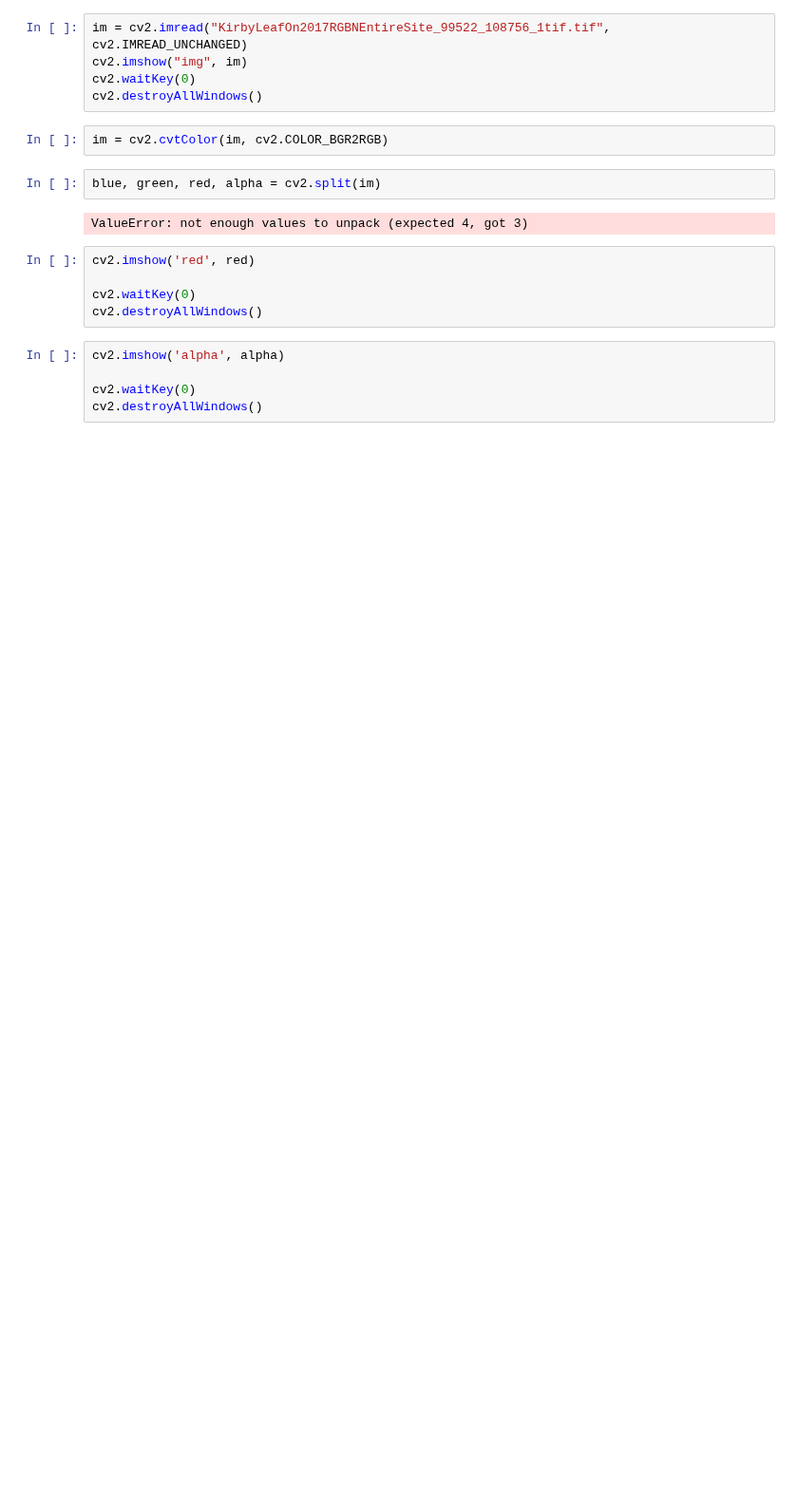
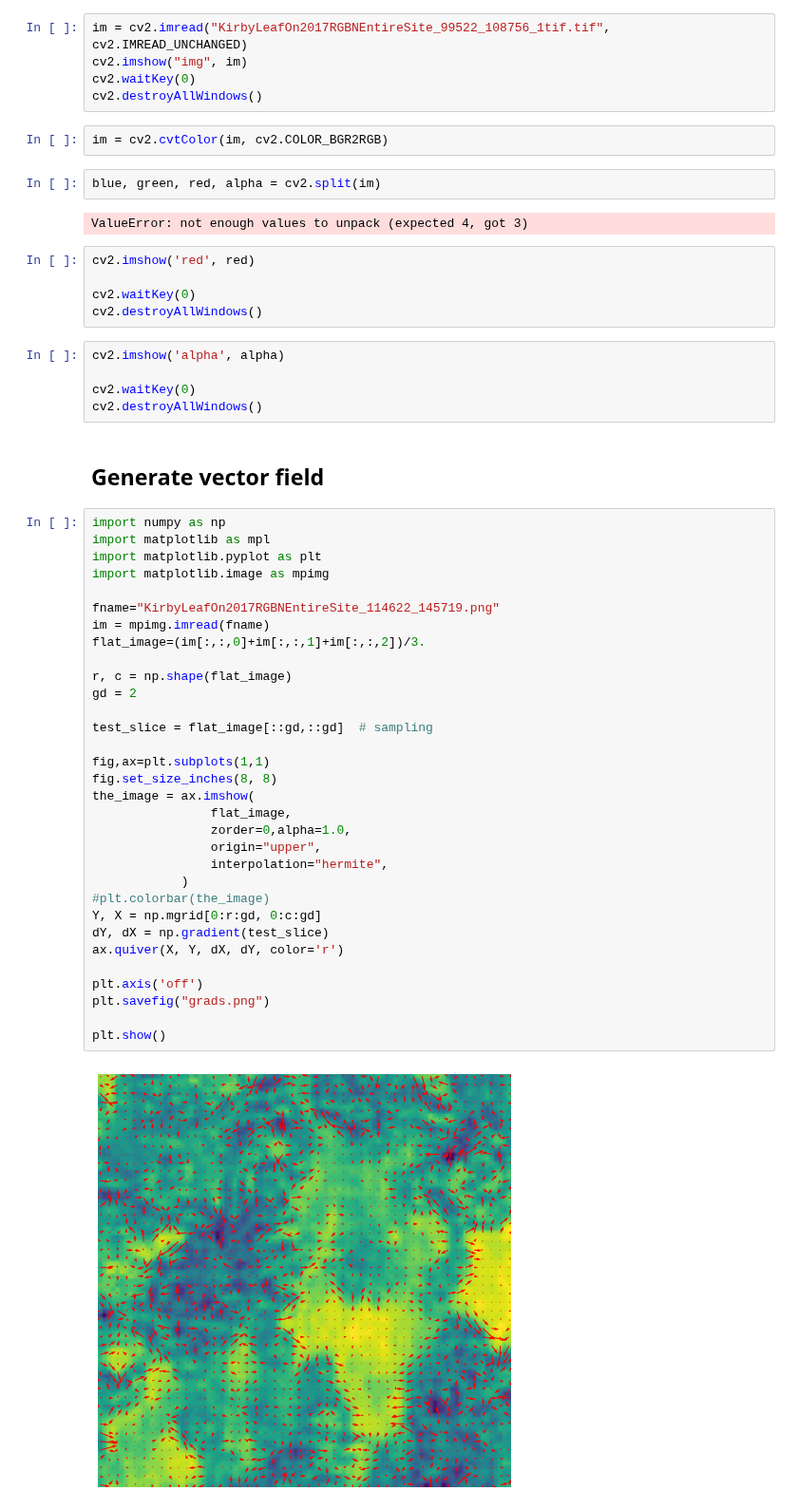
Before and after one commit to DianaDI/mde, a Jupyter notebook: notebooks/mde.ipynb, the cells around one changed output. Shown at 95% size. Cells and saved outputs as stored; diff of their text form; blank space fills up the shorter version.

```diff
--- a/notebooks/mde.ipynb
+++ b/notebooks/mde.ipynb
@@ -140,3 +140,39 @@ cv2.imshow('alpha', alpha)
 
 cv2.waitKey(0)
 cv2.destroyAllWindows()
+# %% [markdown]
+## Generate vector field
+# %%
+import numpy as np
+import matplotlib as mpl
+import matplotlib.pyplot as plt
+import matplotlib.image as mpimg
+
+fname="KirbyLeafOn2017RGBNEntireSite_114622_145719.png"
+im = mpimg.imread(fname)
+flat_image=(im[:,:,0]+im[:,:,1]+im[:,:,2])/3.
+
+r, c = np.shape(flat_image)
+gd = 2
+
+test_slice = flat_image[::gd,::gd]  # sampling
+
+fig,ax=plt.subplots(1,1)
+fig.set_size_inches(8, 8)
+the_image = ax.imshow(
+                flat_image,
+                zorder=0,alpha=1.0,
+                origin="upper",
+                interpolation="hermite",
+            )
+#plt.colorbar(the_image)
+Y, X = np.mgrid[0:r:gd, 0:c:gd]
+dY, dX = np.gradient(test_slice)
+ax.quiver(X, Y, dX, dY, color='r')
+
+plt.axis('off')
+plt.savefig("grads.png")
+
+plt.show()
+# %% [output]
+[figure, added]
```
Also changed, not shown: 5 other files.
